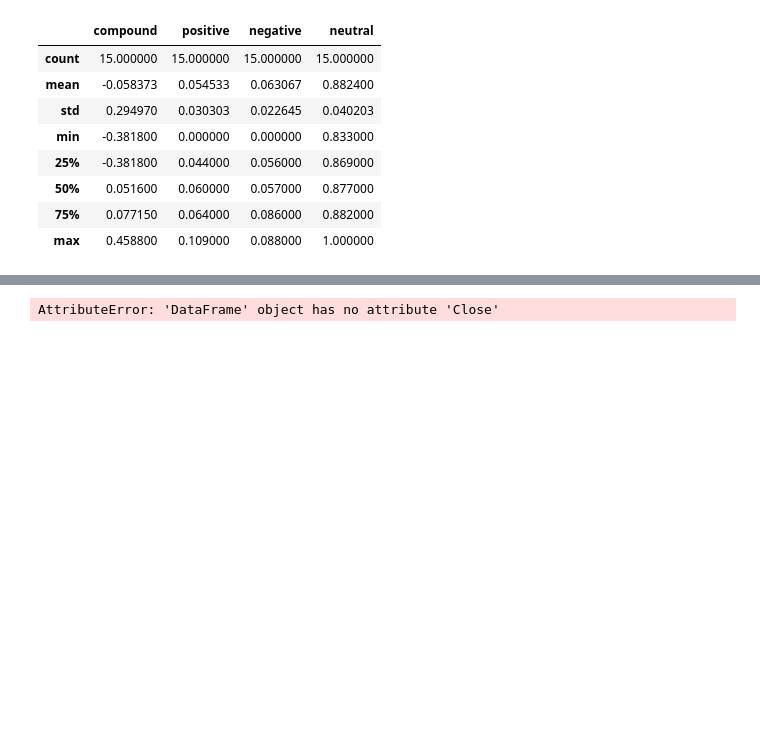
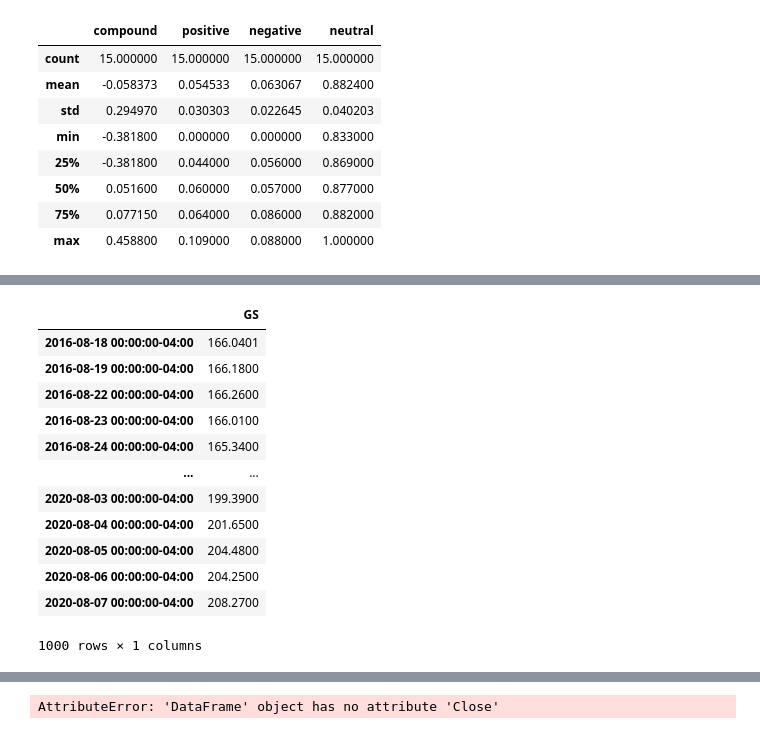
Before and after one commit to Billieo/p2-g3, a Jupyter notebook: financialprog2.ipynb, the cells around one changed output, grey strips where cells are left out. Saved outputs shown, nothing was run; the diff lists cells and outputs as text; code cells hidden in the pictures; blank space fills up the shorter version.

```diff
--- a/financialprog2.ipynb
+++ b/financialprog2.ipynb
@@ -260,0 +316,18 @@ all_closing_price_returns.head(10)
+# %%
+closing_price_gs = pd.DataFrame(df_stock_data["GS"]["close"])
+closing_price_gs.columns=["GS"]
+closing_price_gs
+# %% [output]
+|  | GS |
+| 2016-08-18 00:00:00-04:00 | 166.0401 |
+| 2016-08-19 00:00:00-04:00 | 166.1800 |
+| 2016-08-22 00:00:00-04:00 | 166.2600 |
+| 2016-08-23 00:00:00-04:00 | 166.0100 |
+| 2016-08-24 00:00:00-04:00 | 165.3400 |
+| ... | ... |
+| 2020-08-03 00:00:00-04:00 | 199.3900 |
+| 2020-08-04 00:00:00-04:00 | 201.6500 |
+| 2020-08-05 00:00:00-04:00 | 204.4800 |
+| 2020-08-06 00:00:00-04:00 | 204.2500 |
+| 2020-08-07 00:00:00-04:00 | 208.2700 |
+1000 rows × 1 columns
```
Also changed, not shown: parts of 8 cells of this notebook.
